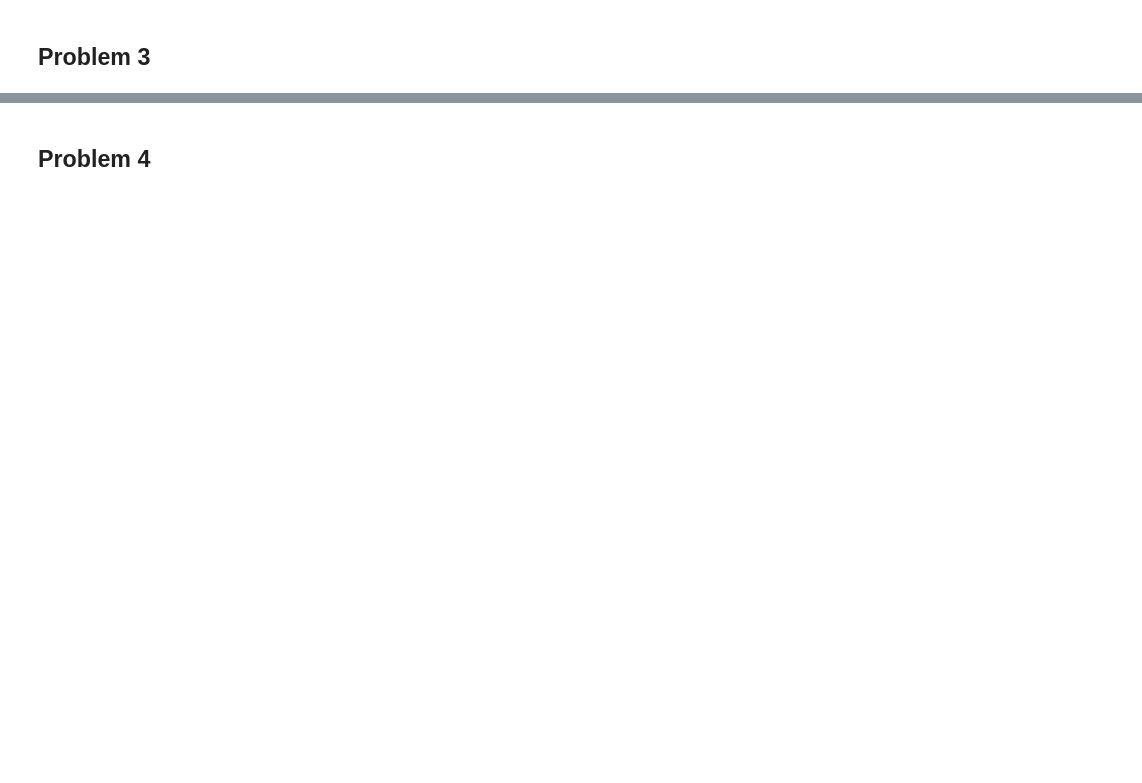
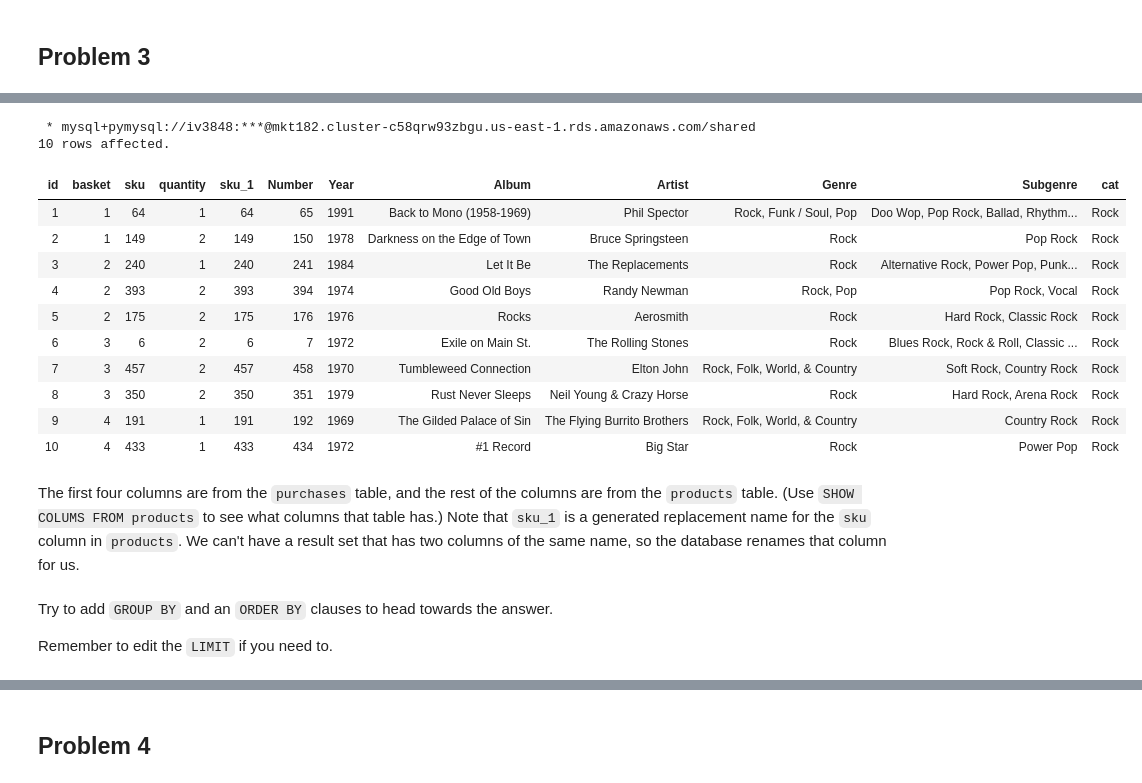
Before and after one commit to ishitavasishth/RealtimeDataSQL, a Jupyter notebook: SQLData_IshitaVasishth.ipynb, the cells around one changed output, grey strips where cells are left out. Cells and saved outputs as stored; diff of their text form; code cells hidden in the pictures; blank space fills up the shorter version.

```diff
--- a/SQLData_IshitaVasishth.ipynb
+++ b/SQLData_IshitaVasishth.ipynb
@@ -226,0 +324,26 @@ from account;
+# %%
+%%sql
+SELECT *
+  FROM purchases
+  LEFT JOIN products ON purchases.sku = products.sku
+  LIMIT 10
+# %% [output]
+ * mysql+pymysql://iv3848:***@mkt182.cluster-c58qrw93zbgu.us-east-1.rds.amazonaws.com/shared
+10 rows affected.
+| id | basket | sku | quantity | sku_1 | Number | Year | Album | Artist | Genre | Subgenre | cat |
+| 1 | 1 | 64 | 1 | 64 | 65 | 1991 | Back to Mono (1958-1969) | Phil Spector | Rock, Funk / Soul, Pop | Doo Wop, Pop Rock, Ballad, Rhythm... | Rock |
+| 2 | 1 | 149 | 2 | 149 | 150 | 1978 | Darkness on the Edge of Town | Bruce Springsteen | Rock | Pop Rock | Rock |
+| 3 | 2 | 240 | 1 | 240 | 241 | 1984 | Let It Be | The Replacements | Rock | Alternative Rock, Power Pop, Punk... | Rock |
+| 4 | 2 | 393 | 2 | 393 | 394 | 1974 | Good Old Boys | Randy Newman | Rock, Pop | Pop Rock, Vocal | Rock |
+| 5 | 2 | 175 | 2 | 175 | 176 | 1976 | Rocks | Aerosmith | Rock | Hard Rock, Classic Rock | Rock |
+| 6 | 3 | 6 | 2 | 6 | 7 | 1972 | Exile on Main St. | The Rolling Stones | Rock | Blues Rock, Rock & Roll, Classic ... | Rock |
+| 7 | 3 | 457 | 2 | 457 | 458 | 1970 | Tumbleweed Connection | Elton John | Rock, Folk, World, & Country | Soft Rock, Country Rock | Rock |
+| 8 | 3 | 350 | 2 | 350 | 351 | 1979 | Rust Never Sleeps | Neil Young & Crazy Horse | Rock | Hard Rock, Arena Rock | Rock |
+| 9 | 4 | 191 | 1 | 191 | 192 | 1969 | The Gilded Palace of Sin | The Flying Burrito Brothers | Rock, Folk, World, & Country | Country Rock | Rock |
+| 10 | 4 | 433 | 1 | 433 | 434 | 1972 | #1 Record | Big Star | Rock | Power Pop | Rock |
+# %% [markdown]
+The first four columns are from the `purchases` table, and the rest of the columns are from the `products` table.  (Use `SHOW COLUMS FROM products` to see what columns that table has.) Note that `sku_1` is a generated replacement name for the `sku` column in `products`. We can't have a result set that has two columns of the same name, so the database renames that column for us.
+# %% [markdown]
+Try to add `GROUP BY` and an `ORDER BY` clauses to head towards the answer.
+
+Remember to edit the `LIMIT` if you need to.
```
Also changed, not shown: parts of 100 cells of this notebook.
